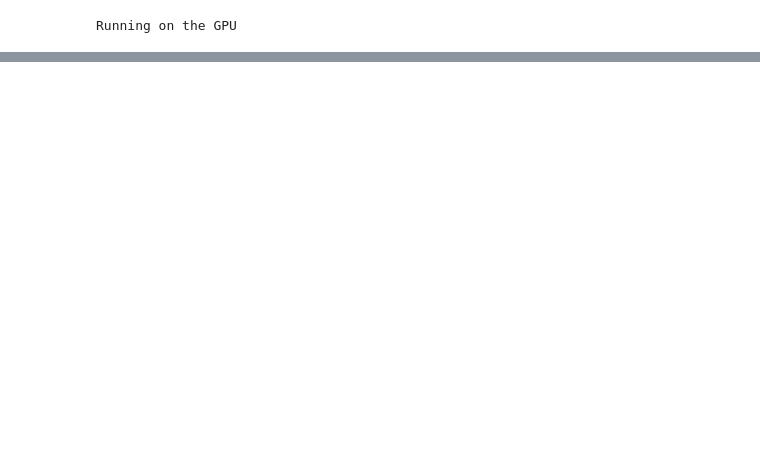
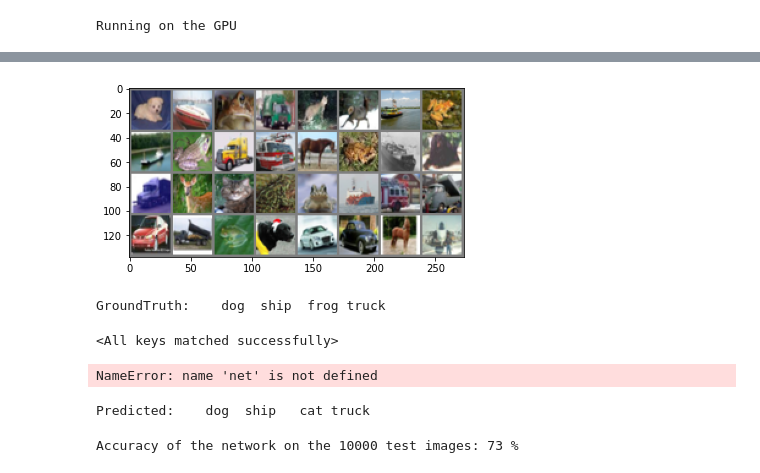
Before and after one commit to PSSABISHEK/CIFAR10-Model-Analysis, a Jupyter notebook: sota.ipynb, the cells around one changed output, grey strips where cells are left out. Cells and saved outputs as stored; diff of their text form; code cells hidden in the pictures; blank space fills up the shorter version.

Commit message:
2layer_73acc

```diff
--- a/sota.ipynb
+++ b/sota.ipynb
@@ -20,9 +215,9 @@ print(torch.__version__)
 # %%
 transform = transforms.Compose([transforms.ToTensor(), transforms.Normalize((0.5, 0.5, 0.5), (0.5, 0.5, 0.5))])
 trainset = torchvision.datasets.CIFAR10(root='./data', train=True, download=True, transform=transform)
-trainloader = torch.utils.data.DataLoader(trainset, batch_size=32, shuffle=True, num_workers=2)
+trainloader = torch.utils.data.DataLoader(trainset, batch_size=16, shuffle=True, num_workers=2)
 testset = torchvision.datasets.CIFAR10(root='./data', train=False, download=True, transform=transform)
-testloader = torch.utils.data.DataLoader(testset, batch_size=32, shuffle=True, num_workers=2)
+testloader = torch.utils.data.DataLoader(testset, batch_size=16, shuffle=True, num_workers=2)
 # %% [output]
 Files already downloaded and verified
 Files already downloaded and verified
@@ -95,0 +516,43 @@ net = Net().to(device)
+# %%
+dataiter = iter(testloader)
+images, labels = dataiter.next()
+
+# print images
+imshow(torchvision.utils.make_grid(images))
+print('GroundTruth: ', ' '.join('%5s' % classes[labels[j]] for j in range(4)))
+# %% [output]
+[figure, added]
+GroundTruth:    dog  ship  frog truck
+# %%
+layer_2_model = Model_a().to(device)
+layer_2_model.load_state_dict(torch.load(PATH))
+# %% [output]
+<All keys matched successfully>
+# %%
+outputs = net(images)
+# %% [output]
+NameError: name 'net' is not defined
+# %%
+_, predicted = torch.max(outputs, 1)
+
+print('Predicted: ', ' '.join('%5s' % classes[predicted[j]]
+                              for j in range(4)))
+# %% [output]
+Predicted:    dog  ship   cat truck
+# %%
+correct = 0
+total = 0
+with torch.no_grad():
+    for data in testloader:
+        images, labels = data
+        images = images.to(device)
+        labels = labels.to(device)
+        outputs = layer_2_model(images)
+        _, predicted = torch.max(outputs.data, 1)
+        total += labels.size(0)
+        correct += (predicted == labels).sum().item()
+
+print('Accuracy of the network on the 10000 test images: %d %%' % (
+    100 * correct / total))
+# %% [output]
+Accuracy of the network on the 10000 test images: 73 %
```
Also changed, not shown: parts of 28 cells of this notebook, 5 other files.
